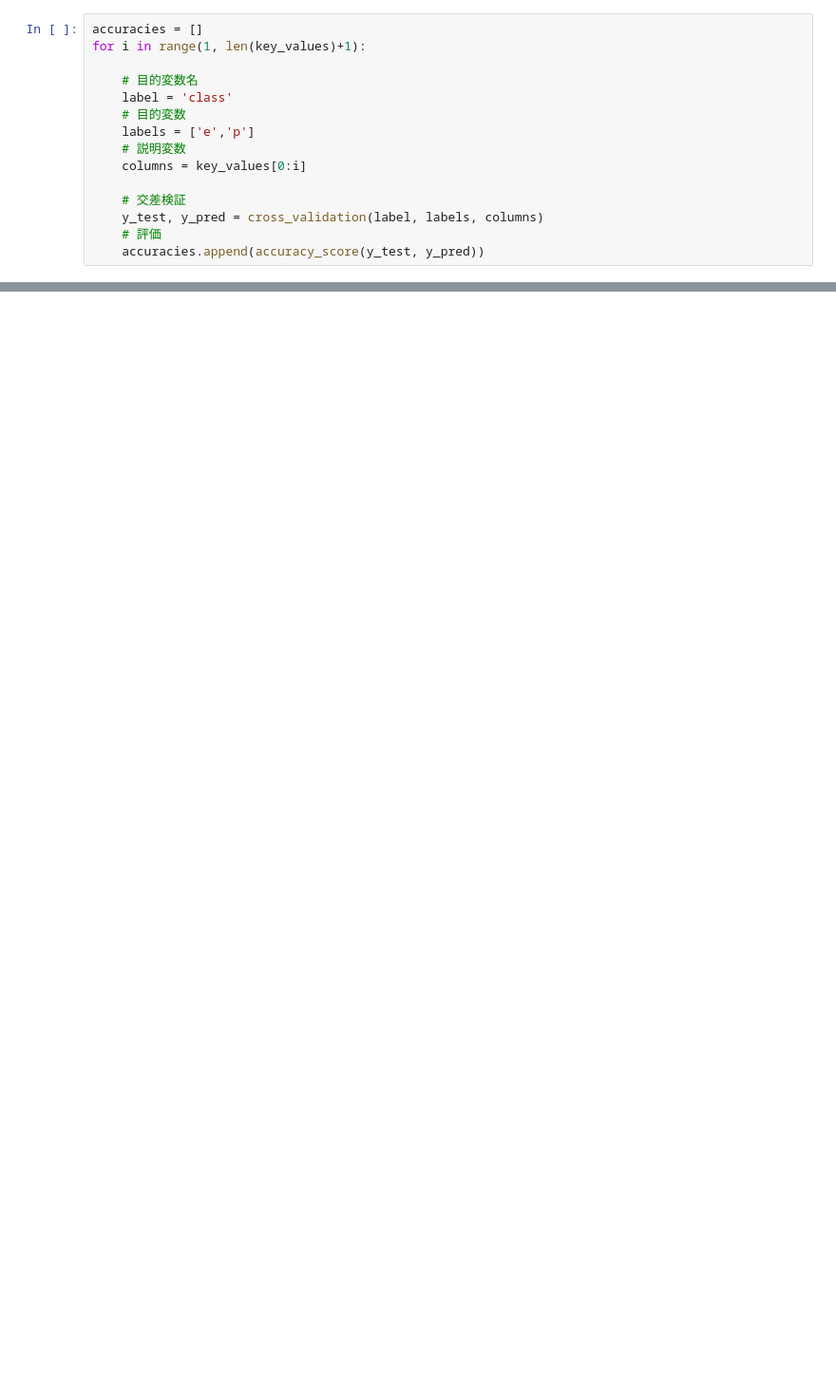
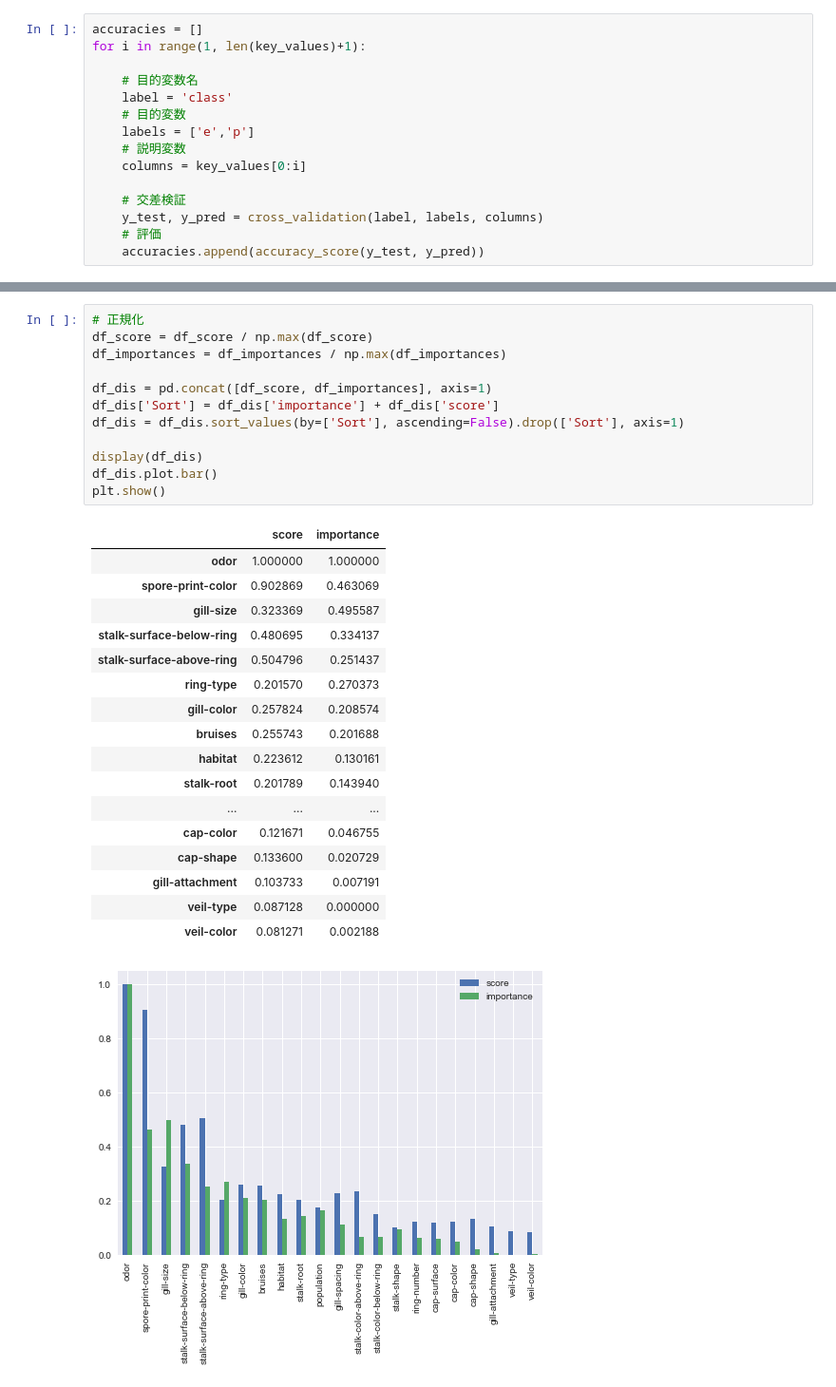
Before and after one commit to nabe-tomohiro/study, a Jupyter notebook: data_science/kaggle/mushroom_classification.ipynb, the cells around one changed output, grey strips where cells are left out. Shown at 95% size. Saved outputs shown, nothing was run; the diff lists cells and outputs as text; blank space fills up the shorter version.

```diff
--- a/data_science/kaggle/mushroom_classification.ipynb
+++ b/data_science/kaggle/mushroom_classification.ipynb
@@ -720,0 +935,31 @@ Wall time: 742 ms
+# %%
+# 正規化
+df_score = df_score / np.max(df_score)
+df_importances = df_importances / np.max(df_importances)
+
+df_dis = pd.concat([df_score, df_importances], axis=1)
+df_dis['Sort'] = df_dis['importance'] + df_dis['score']
+df_dis = df_dis.sort_values(by=['Sort'], ascending=False).drop(['Sort'], axis=1)
+
+display(df_dis)
+df_dis.plot.bar()
+plt.show()
+# %% [output]
+|  | score | importance |
+| odor | 1.000000 | 1.000000 |
+| spore-print-color | 0.902869 | 0.463069 |
+| gill-size | 0.323369 | 0.495587 |
+| stalk-surface-below-ring | 0.480695 | 0.334137 |
+| stalk-surface-above-ring | 0.504796 | 0.251437 |
+| ring-type | 0.201570 | 0.270373 |
+| gill-color | 0.257824 | 0.208574 |
+| bruises | 0.255743 | 0.201688 |
+| habitat | 0.223612 | 0.130161 |
+| stalk-root | 0.201789 | 0.143940 |
+| ... | ... | ... |
+| cap-color | 0.121671 | 0.046755 |
+| cap-shape | 0.133600 | 0.020729 |
+| gill-attachment | 0.103733 | 0.007191 |
+| veil-type | 0.087128 | 0.000000 |
+| veil-color | 0.081271 | 0.002188 |
+[figure, added]
```
Also changed, not shown: parts of 41 cells of this notebook.
